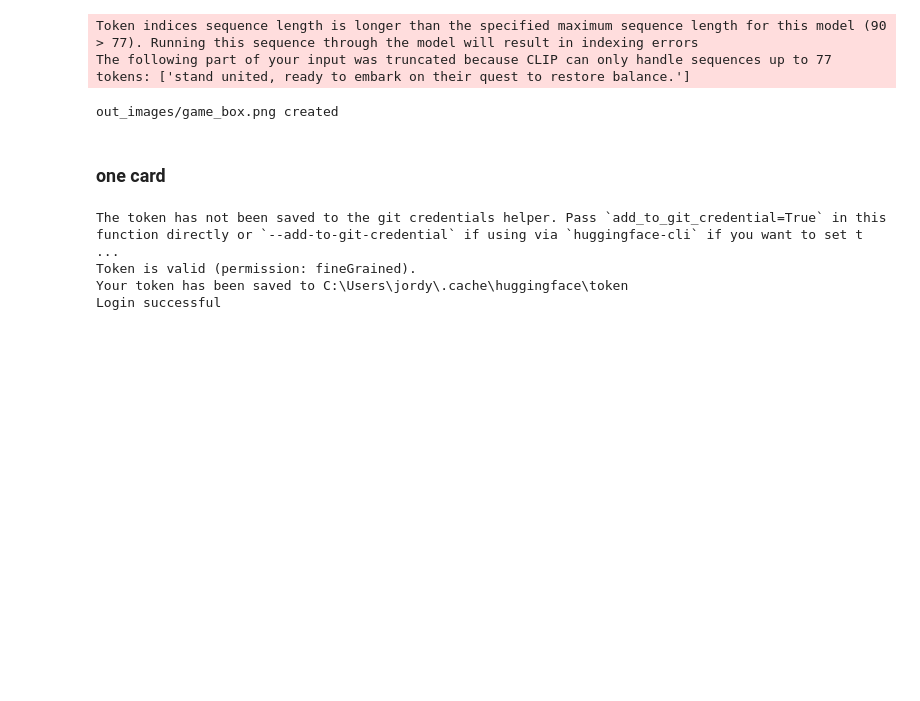
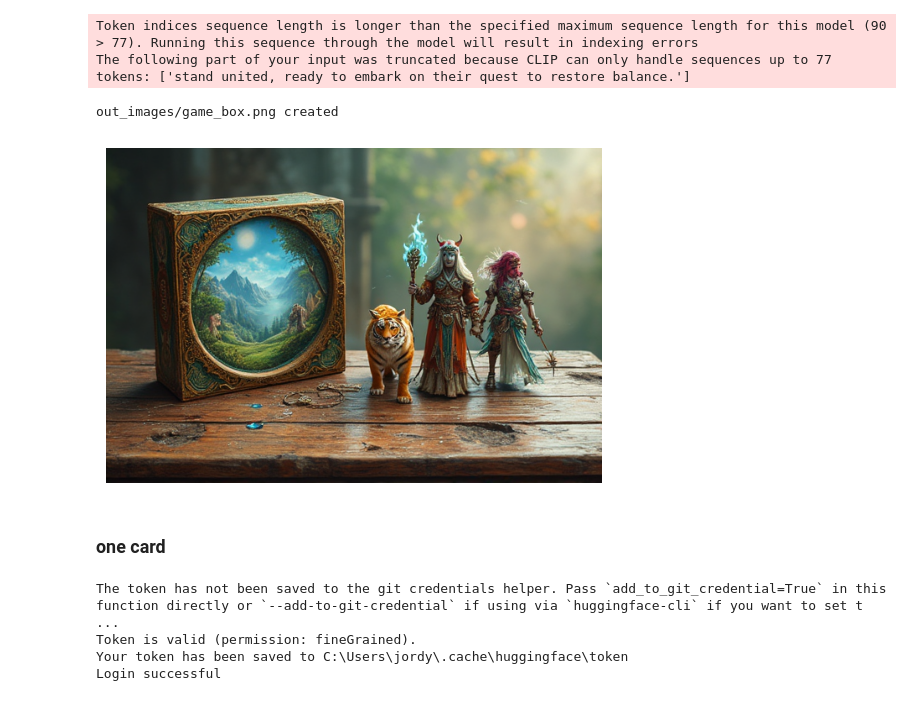
Before and after one commit to jordyBonnet/LLM_TCG, a Jupyter notebook: LLM_TCG.ipynb, the cells around one changed output. Cells and saved outputs as stored; diff of their text form; code cells hidden in the pictures; blank space fills up the shorter version.

Commit message:
/add game box image into notebook

```diff
--- a/LLM_TCG.ipynb
+++ b/LLM_TCG.ipynb
@@ -303,6 +303,15 @@ Login successful
 Token indices sequence length is longer than the specified maximum sequence length for this model (90 > 77). Running this sequence through the model will result in indexing errors
 The following part of your input was truncated because CLIP can only handle sequences up to 77 tokens: ['stand united, ready to embark on their quest to restore balance.']
 out_images/game_box.png created
+# %%
+image_path = r"out_images\game_box.png"
+image = Image.open(image_path)
+
+plt.imshow(image)
+plt.axis('off')
+plt.show()
+# %% [output]
+[figure, added]
 # %% [markdown]
 ### one card
 # %%
```
Also changed, not shown: parts of 1 cell of this notebook.
